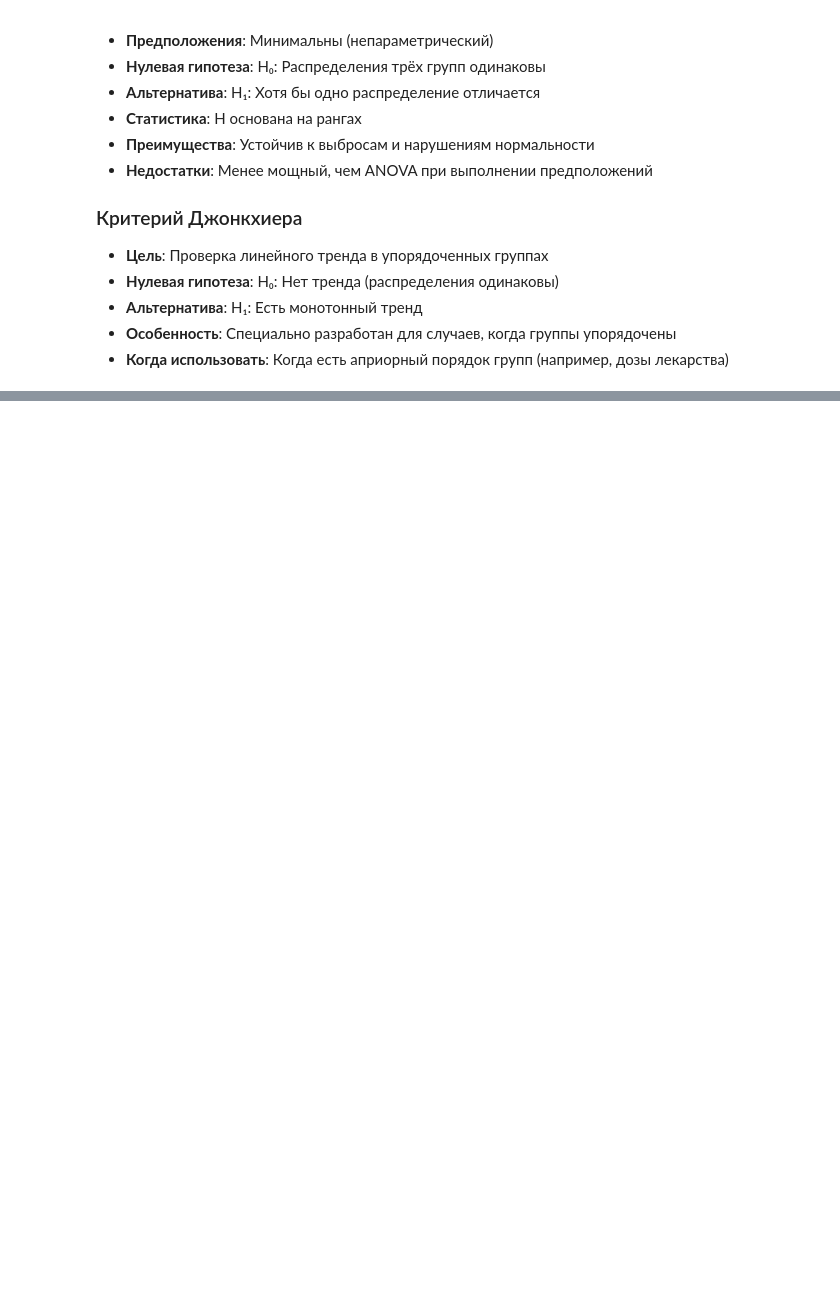
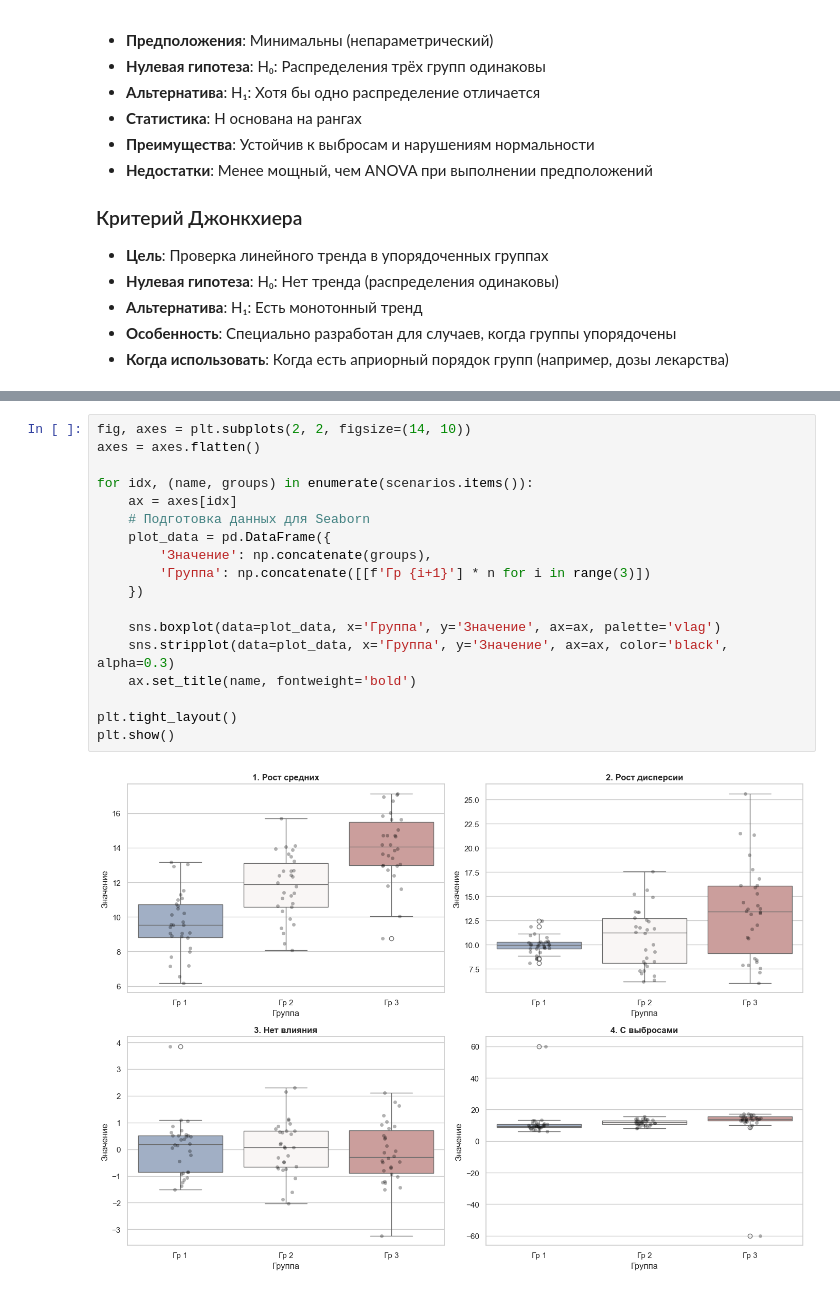
Before and after one commit to ArtemZS/LABS.-statistical-methods-of-data-processing-, a Jupyter notebook: lab4.ipynb, the cells around one changed output, grey strips where cells are left out. Drawn from its saved outputs; the diff is of its cells as text; blank space fills up the shorter version.

```diff
--- a/lab4.ipynb
+++ b/lab4.ipynb
@@ -301 +139,21 @@ plt.show()
+# %%
+fig, axes = plt.subplots(2, 2, figsize=(14, 10))
+axes = axes.flatten()
+
+for idx, (name, groups) in enumerate(scenarios.items()):
+    ax = axes[idx]
+    # Подготовка данных для Seaborn
+    plot_data = pd.DataFrame({
+        'Значение': np.concatenate(groups),
+        'Группа': np.concatenate([[f'Гр {i+1}'] * n for i in range(3)])
+    })
+
+    sns.boxplot(data=plot_data, x='Группа', y='Значение', ax=ax, palette='vlag')
+    sns.stripplot(data=plot_data, x='Группа', y='Значение', ax=ax, color='black', alpha=0.3)
+    ax.set_title(name, fontweight='bold')
+
+plt.tight_layout()
+plt.show()
+# %% [output]
+[figure, added]
 # %% [markdown]
```
Also changed, not shown: parts of 11 cells of this notebook.
